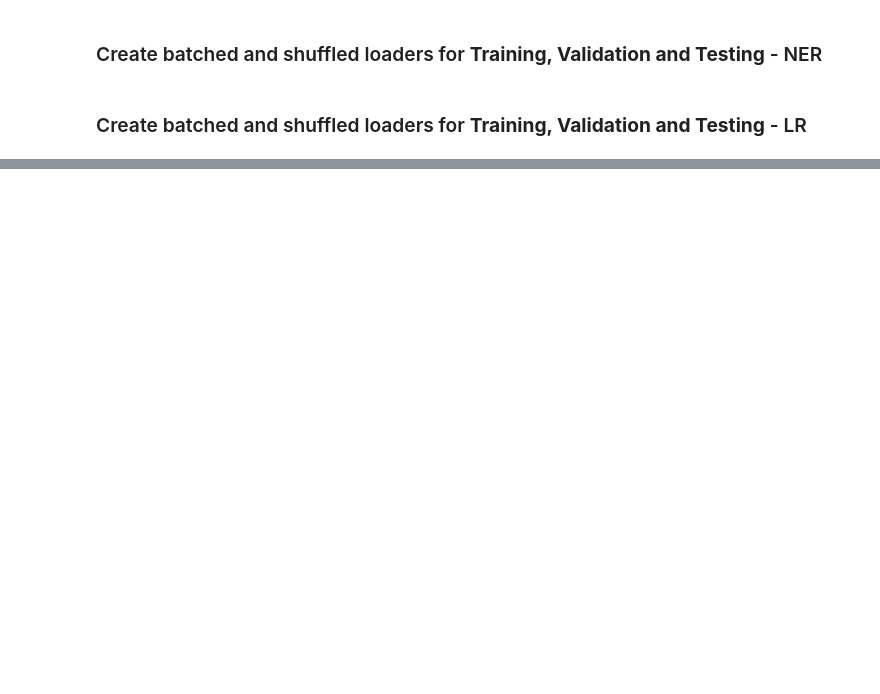
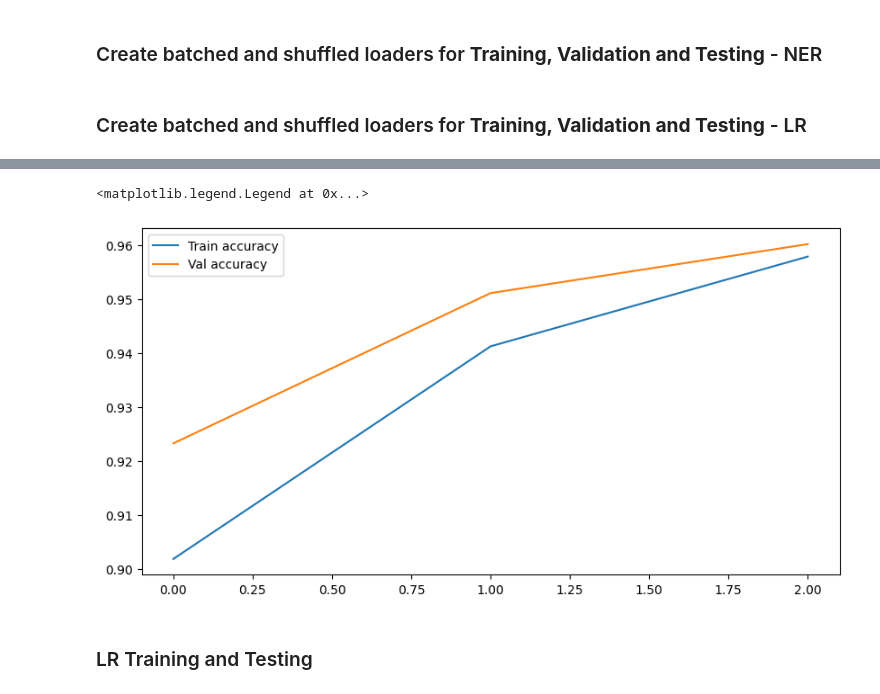
Before and after one commit to Jaskaran320/NLP-assignments, a Jupyter notebook: Assignment-2/Part2/LSTM.ipynb, the cells around one changed output, grey strips where cells are left out. Cells and saved outputs as stored; diff of their text form; code cells hidden in the pictures; blank space fills up the shorter version.

```diff
--- a/Assignment-2/Part2/LSTM.ipynb
+++ b/Assignment-2/Part2/LSTM.ipynb
@@ -625,0 +444,10 @@ Test accuracy: 0.9632465277777778 Test F1: 0.2976833335124903
+# %%
+plt.figure(figsize=(10, 5))
+plt.plot(train_accuracy_scores, label="Train accuracy")
+plt.plot(val_accuracy_scores, label="Val accuracy")
+plt.legend()
+# %% [output]
+<matplotlib.legend.Legend at 0x...>
+[figure, added]
+# %% [markdown]
+### LR Training and Testing
```
Also changed, not shown: parts of 89 cells of this notebook, 14 other files.
